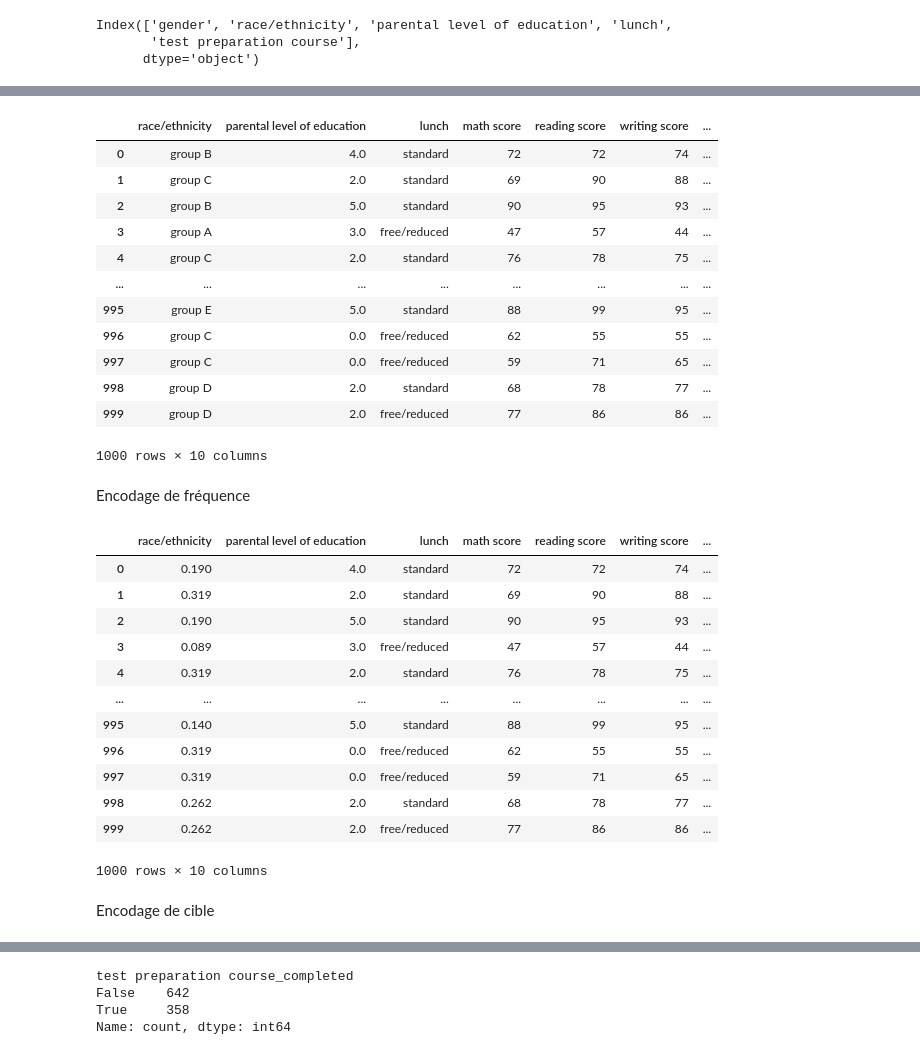
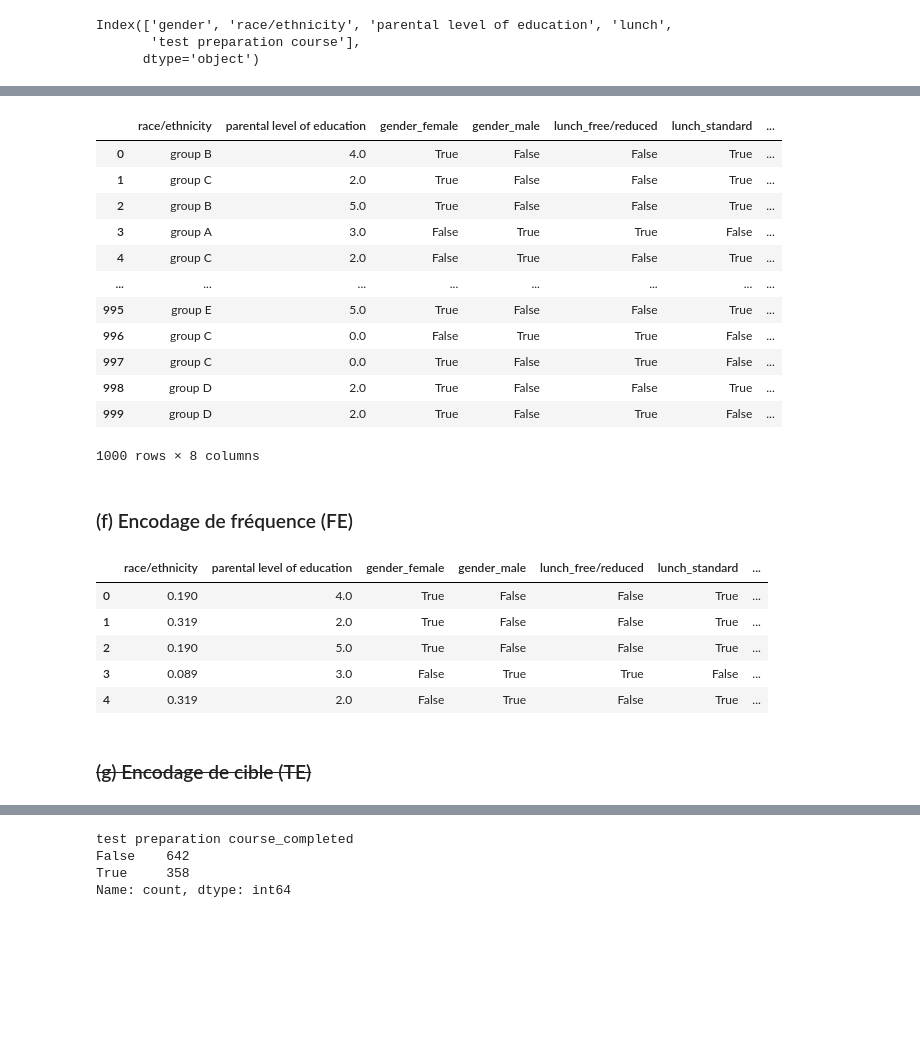
Before and after one commit to 2675781-creator/UA3ProjetPerformanceAcademiqueEtudiants, a Jupyter notebook: notebooks/projet_UA3.ipynb, the cells around one changed output, grey strips where cells are left out. Saved outputs shown, nothing was run; the diff lists cells and outputs as text; code cells hidden in the pictures; blank space fills up the shorter version.

```diff
--- a/notebooks/projet_UA3.ipynb
+++ b/notebooks/projet_UA3.ipynb
@@ -10,5 +41,5 @@ from sklearn.metrics import accuracy_score, precision_score, recall_score, f1_sc
 # %%
-df = pd.read_csv("StudentsPerformance.csv")
+df = pd.read_csv("../data/StudentsPerformance.csv") # Update l'import du dataset
 df.head(10)
 # %% [output]
 |  | gender | race/ethnicity | parental level of education | lunch | test preparation course | math score | ... |
@@ -137,5 +154,7 @@ encodage one hot encoding
 # %%
 # one hot encoding pour la colonne gender et test preparation course
-df = pd.get_dummies(df, columns=['gender', 'test preparation course'])
-df
+
+# 1 - OHE des caractéristiques `gender`, `lunch` et `test preparation course`
+categoriel_df = pd.get_dummies(categoriel_df, columns=['gender', 'lunch', 'test preparation course'])
+categoriel_df.head()
 # %% [output]
@@ -157,10 +169,15 @@ Encodage ordinale
 # %%
 #encodage ordinal
 
+# 2 - OE de la caractéristique `parental level of education`
+# L'ordre défini est important
+# Conserve l'importance de chaque niveau d'éducation des parents.
+
 encodage = OrdinalEncoder(categories=[["high school", "some high school", "some college", "associate's degree", "bachelor's degree", "master's degree"]])
-encodage.fit(df[['parental level of education']])
-df['parental level of education'] = encodage.transform(df[['parental level of education']])
-df
+encodage.fit(categoriel_df[['parental level of education']])
+categoriel_df['parental level of education'] = encodage.transform(categoriel_df[['parental level of education']])
+
+categoriel_df
 
 # 0 = high school
 # 1 = some high school
@@ -169,42 +186,36 @@ df
 # 4 = bachelor's degree
 # 5 = master's degree
 # %% [output]
-|  | race/ethnicity | parental level of education | lunch | math score | reading score | writing score | ... |
-| 0 | group B | 4.0 | standard | 72 | 72 | 74 | ... |
-| 1 | group C | 2.0 | standard | 69 | 90 | 88 | ... |
-| 2 | group B | 5.0 | standard | 90 | 95 | 93 | ... |
-| 3 | group A | 3.0 | free/reduced | 47 | 57 | 44 | ... |
-| 4 | group C | 2.0 | standard | 76 | 78 | 75 | ... |
+|  | race/ethnicity | parental level of education | gender_female | gender_male | lunch_free/reduced | lunch_standard | ... |
+| 0 | group B | 4.0 | True | False | False | True | ... |
+| 1 | group C | 2.0 | True | False | False | True | ... |
+| 2 | group B | 5.0 | True | False | False | True | ... |
+| 3 | group A | 3.0 | False | True | True | False | ... |
+| 4 | group C | 2.0 | False | True | False | True | ... |
 | ... | ... | ... | ... | ... | ... | ... | ... |
-| 995 | group E | 5.0 | standard | 88 | 99 | 95 | ... |
-| 996 | group C | 0.0 | free/reduced | 62 | 55 | 55 | ... |
-| 997 | group C | 0.0 | free/reduced | 59 | 71 | 65 | ... |
-| 998 | group D | 2.0 | standard | 68 | 78 | 77 | ... |
-| 999 | group D | 2.0 | free/reduced | 77 | 86 | 86 | ... |
+| 995 | group E | 5.0 | True | False | False | True | ... |
+| 996 | group C | 0.0 | False | True | True | False | ... |
+| 997 | group C | 0.0 | True | False | True | False | ... |
+| 998 | group D | 2.0 | True | False | False | True | ... |
+| 999 | group D | 2.0 | True | False | True | False | ... |
-1000 rows × 10 columns
+1000 rows × 8 columns
 # %% [markdown]
-Encodage de fréquence
+### (f) Encodage de fréquence (FE)
 # %%
 # Encodage de fréquence
-encodage_freq = df['race/ethnicity'].value_counts(normalize=True)
 
-df['race/ethnicity'] = df['race/ethnicity'].map(encodage_freq)
-df
+# 3 - `FE` de la caractéristique `race/ethnicity`
+encodage_freq = categoriel_df['race/ethnicity'].value_counts(normalize=True)
+categoriel_df['race/ethnicity'] = categoriel_df['race/ethnicity'].map(encodage_freq)
+categoriel_df.head()
 # %% [output]
-|  | race/ethnicity | parental level of education | lunch | math score | reading score | writing score | ... |
-| 0 | 0.190 | 4.0 | standard | 72 | 72 | 74 | ... |
-| 1 | 0.319 | 2.0 | standard | 69 | 90 | 88 | ... |
-| 2 | 0.190 | 5.0 | standard | 90 | 95 | 93 | ... |
-| 3 | 0.089 | 3.0 | free/reduced | 47 | 57 | 44 | ... |
-| 4 | 0.319 | 2.0 | standard | 76 | 78 | 75 | ... |
-| ... | ... | ... | ... | ... | ... | ... | ... |
-| 995 | 0.140 | 5.0 | standard | 88 | 99 | 95 | ... |
-| 996 | 0.319 | 0.0 | free/reduced | 62 | 55 | 55 | ... |
-| 997 | 0.319 | 0.0 | free/reduced | 59 | 71 | 65 | ... |
-| 998 | 0.262 | 2.0 | standard | 68 | 78 | 77 | ... |
-| 999 | 0.262 | 2.0 | free/reduced | 77 | 86 | 86 | ... |
+|  | race/ethnicity | parental level of education | gender_female | gender_male | lunch_free/reduced | lunch_standard | ... |
+| 0 | 0.190 | 4.0 | True | False | False | True | ... |
+| 1 | 0.319 | 2.0 | True | False | False | True | ... |
+| 2 | 0.190 | 5.0 | True | False | False | True | ... |
+| 3 | 0.089 | 3.0 | False | True | True | False | ... |
+| 4 | 0.319 | 2.0 | False | True | False | True | ... |
-1000 rows × 10 columns
 # %% [markdown]
-Encodage de cible
+### ~~(g) Encodage de cible (TE)~~
 # %%
 # encodage de cible
```
Also changed, not shown: parts of 46 cells of this notebook.
